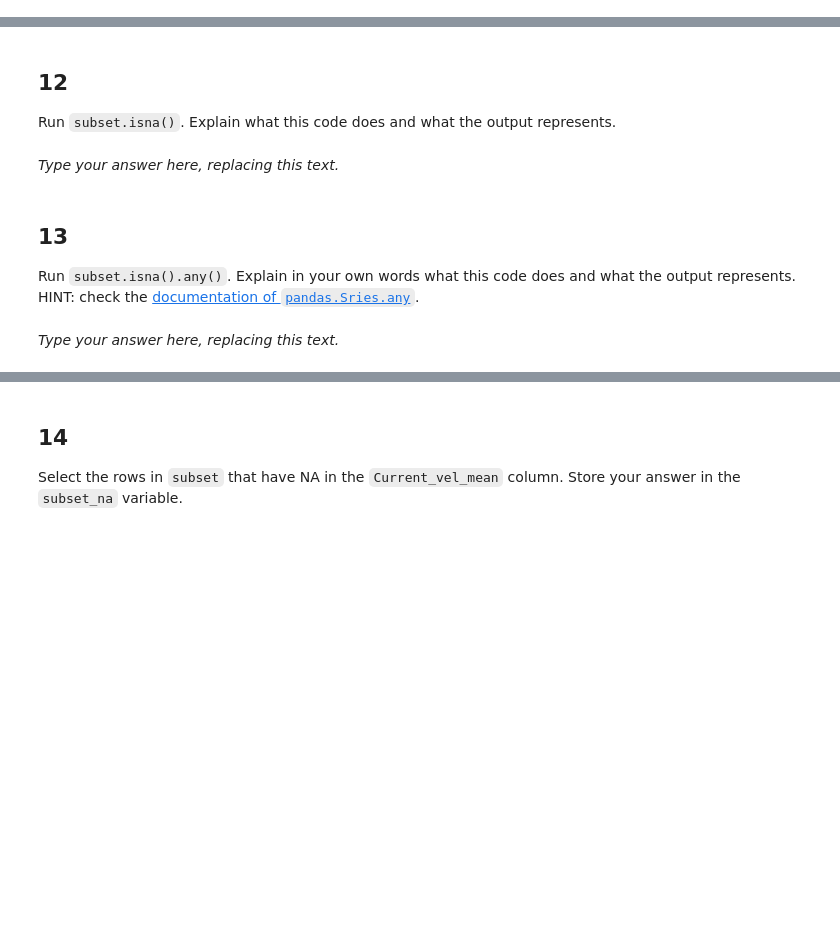
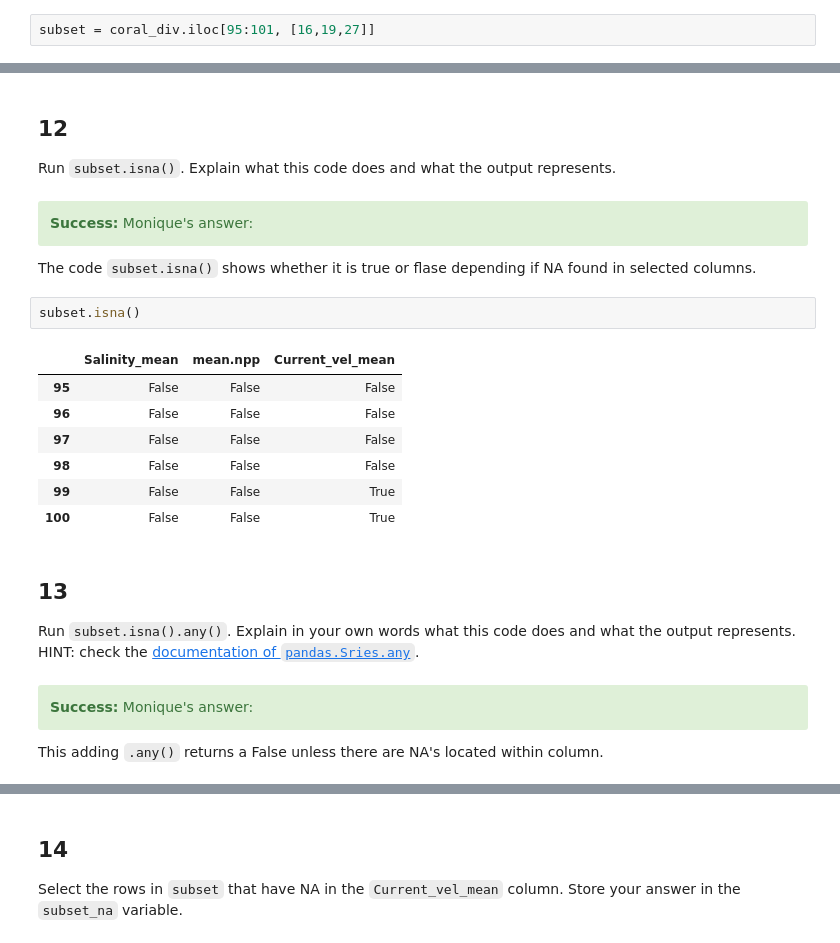
Before and after one commit to moniqueallyson/eds220-hwk1, a Jupyter notebook: task2/hwk1-task2-corals.ipynb, the cells around one changed output, grey strips where cells are left out. Cells and saved outputs as stored; diff of their text form; blank space fills up the shorter version.

```diff
--- a/task2/hwk1-task2-corals.ipynb
+++ b/task2/hwk1-task2-corals.ipynb
@@ -326,3 +328,5 @@ subset = ...
+# %%
+subset = coral_div.iloc[95:101, [16,19,27]]
 # %%
 # View the dataframe
 subset
@@ -334,8 +348,22 @@ grader.check("q11")
 ## 12
 
 Run `subset.isna()`. Explain what this code does and what the output represents.
-# %% [markdown]
-_Type your answer here, replacing this text._
+# %% [markdown]
+<div class="alert alert-block alert-success">
+    <b>Success:</b> Monique's answer:
+</div>
+
+The code `subset.isna()` shows whether it is true or flase depending if NA found in selected columns.
+# %%
+subset.isna()
+# %% [output]
+|  | Salinity_mean | mean.npp | Current_vel_mean |
+| 95 | False | False | False |
+| 96 | False | False | False |
+| 97 | False | False | False |
+| 98 | False | False | False |
+| 99 | False | False | True |
+| 100 | False | False | True |
 # %% [markdown]
 <!-- END QUESTION -->
 
@@ -343,5 +371,9 @@ _Type your answer here, replacing this text._
 
 ## 13
 Run `subset.isna().any()`. Explain in your own words what this code does and what the output represents. HINT: check the [documentation of `pandas.Sries.any`](https://pandas.pydata.org/docs/reference/api/pandas.Series.any.html).
-# %% [markdown]
-_Type your answer here, replacing this text._
+# %% [markdown]
+<div class="alert alert-block alert-success">
+    <b>Success:</b> Monique's answer:
+</div>
+
+This adding `.any()` returns a False unless there are NA's located within column.
```
Also changed, not shown: parts of 9 cells of this notebook.
